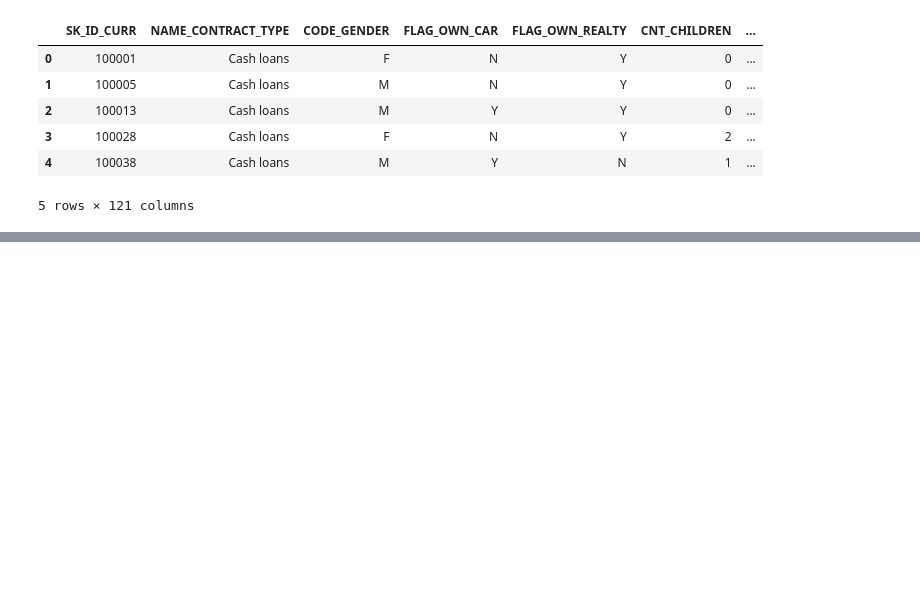
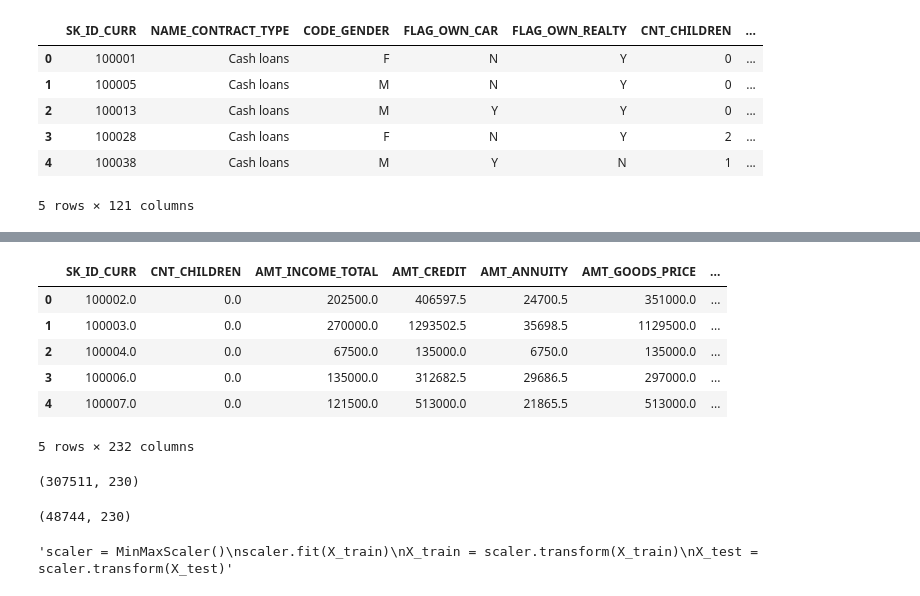
Before and after one commit to Edwardp17/home_credit, a Jupyter notebook: kaggle_home_credit.ipynb, the cells around one changed output, grey strips where cells are left out. Drawn from its saved outputs; the diff is of its cells as text; code cells hidden in the pictures; blank space fills up the shorter version.

```diff
--- a/kaggle_home_credit.ipynb
+++ b/kaggle_home_credit.ipynb
@@ -132,0 +253,17 @@ display(y.head(n=10))
+# %%
+data_cols = data_tf.columns
+# %%
+#fill in missing float/int values
+imputer = Imputer(strategy='median')
+imputer.fit(data_tf)
+data_tf = imputer.transform(data_tf)
+data = pd.DataFrame(data=data_tf, columns = data_cols, dtype='float64')
+data.head()
+# %% [output]
+|  | SK_ID_CURR | CNT_CHILDREN | AMT_INCOME_TOTAL | AMT_CREDIT | AMT_ANNUITY | AMT_GOODS_PRICE | ... |
+| 0 | 100002.0 | 0.0 | 202500.0 | 406597.5 | 24700.5 | 351000.0 | ... |
+| 1 | 100003.0 | 0.0 | 270000.0 | 1293502.5 | 35698.5 | 1129500.0 | ... |
+| 2 | 100004.0 | 0.0 | 67500.0 | 135000.0 | 6750.0 | 135000.0 | ... |
+| 3 | 100006.0 | 0.0 | 135000.0 | 312682.5 | 29686.5 | 297000.0 | ... |
+| 4 | 100007.0 | 0.0 | 121500.0 | 513000.0 | 21865.5 | 513000.0 | ... |
+5 rows × 232 columns
@@ -133 +275,9 @@ display(y.head(n=10))
+# %%
+train_X.shape
+# %% [output]
+(307511, 230)
+# %%
+test.shape
+# %% [output]
+(48744, 230)
 # %%
@@ -135,5 +285,7 @@ X_train, X_test, y_train, y_test = train_test_split(X,y,test_size = 0.25, random
 # %%
-imputer = Imputer(strategy='median')
-imputer.fit(X_train)
-X_train = imputer.transform(X_train)
-X_test = imputer.transform(X_test)
+'''scaler = MinMaxScaler()
+scaler.fit(X_train)
+X_train = scaler.transform(X_train)
+X_test = scaler.transform(X_test)'''
+# %% [output]
+'scaler = MinMaxScaler()\nscaler.fit(X_train)\nX_train = scaler.transform(X_train)\nX_test = scaler.transform(X_test)'
```
Also changed, not shown: parts of 35 cells of this notebook, 2 other files.
